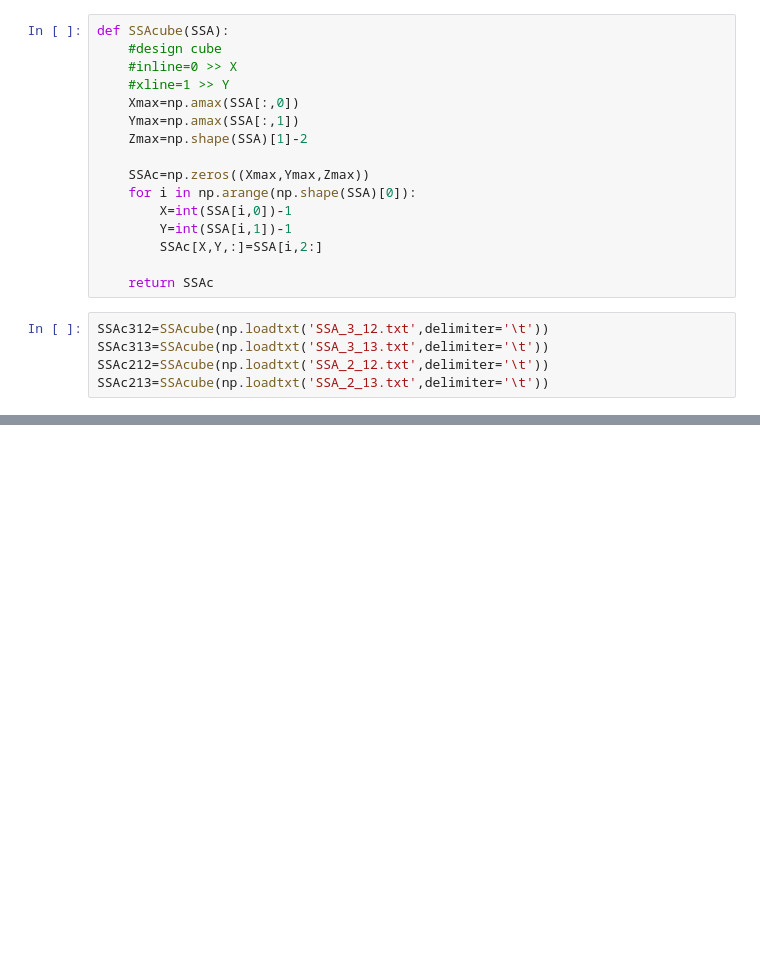
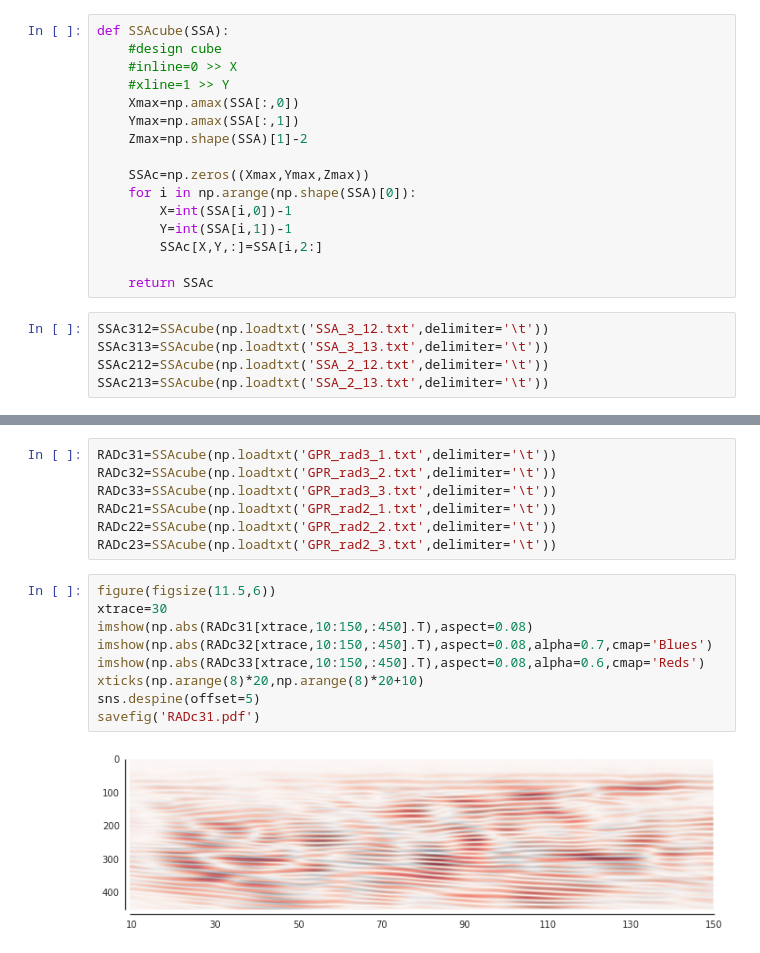
Before and after one commit to cojacoo/lysimeter, a Jupyter notebook: SSA.ipynb, the cells around one changed output, grey strips where cells are left out. Saved outputs shown, nothing was run; the diff lists cells and outputs as text; blank space fills up the shorter version.

```diff
--- a/SSA.ipynb
+++ b/SSA.ipynb
@@ -53,0 +97,18 @@ sns.despine(offset=5)
+# %%
+RADc31=SSAcube(np.loadtxt('GPR_rad3_1.txt',delimiter='\t'))
+RADc32=SSAcube(np.loadtxt('GPR_rad3_2.txt',delimiter='\t'))
+RADc33=SSAcube(np.loadtxt('GPR_rad3_3.txt',delimiter='\t'))
+RADc21=SSAcube(np.loadtxt('GPR_rad2_1.txt',delimiter='\t'))
+RADc22=SSAcube(np.loadtxt('GPR_rad2_2.txt',delimiter='\t'))
+RADc23=SSAcube(np.loadtxt('GPR_rad2_3.txt',delimiter='\t'))
+# %%
+figure(figsize(11.5,6))
+xtrace=30
+imshow(np.abs(RADc31[xtrace,10:150,:450].T),aspect=0.08)
+imshow(np.abs(RADc32[xtrace,10:150,:450].T),aspect=0.08,alpha=0.7,cmap='Blues')
+imshow(np.abs(RADc33[xtrace,10:150,:450].T),aspect=0.08,alpha=0.6,cmap='Reds')
+xticks(np.arange(8)*20,np.arange(8)*20+10)
+sns.despine(offset=5)
+savefig('RADc31.pdf')
+# %% [output]
+[figure, added]
```
Also changed, not shown: parts of 10 cells of this notebook.
